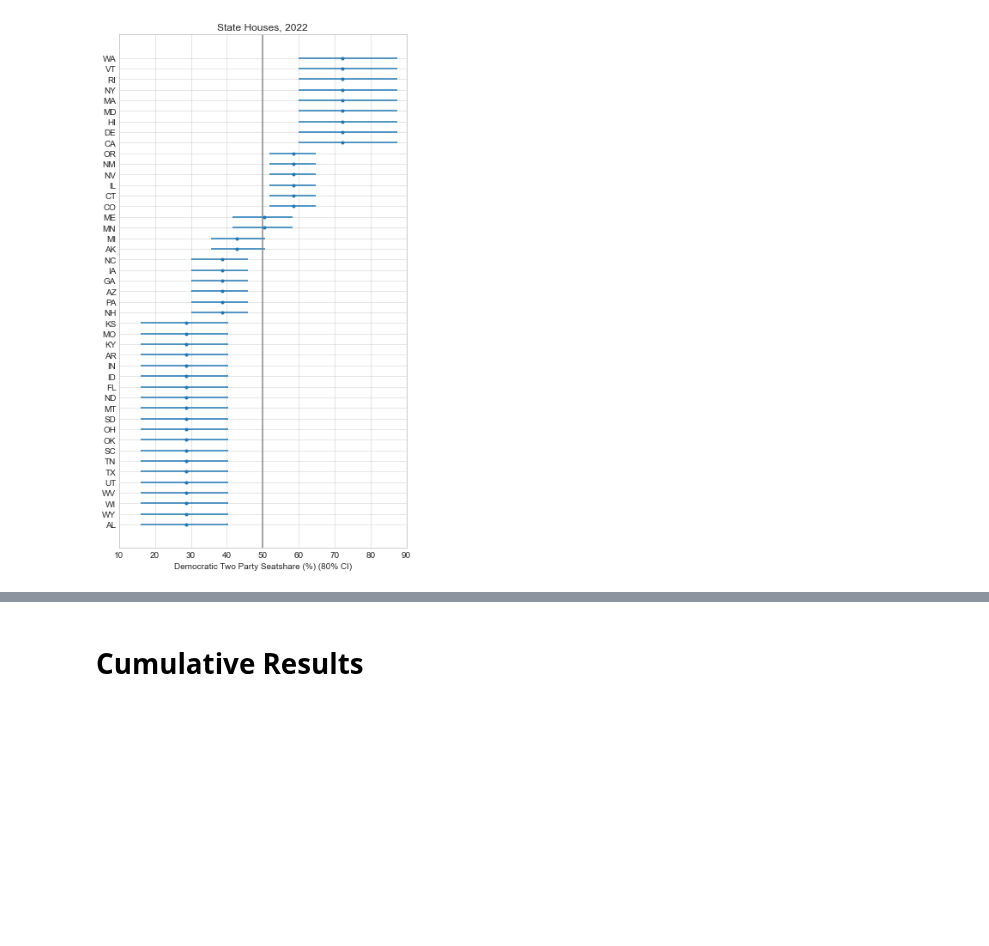
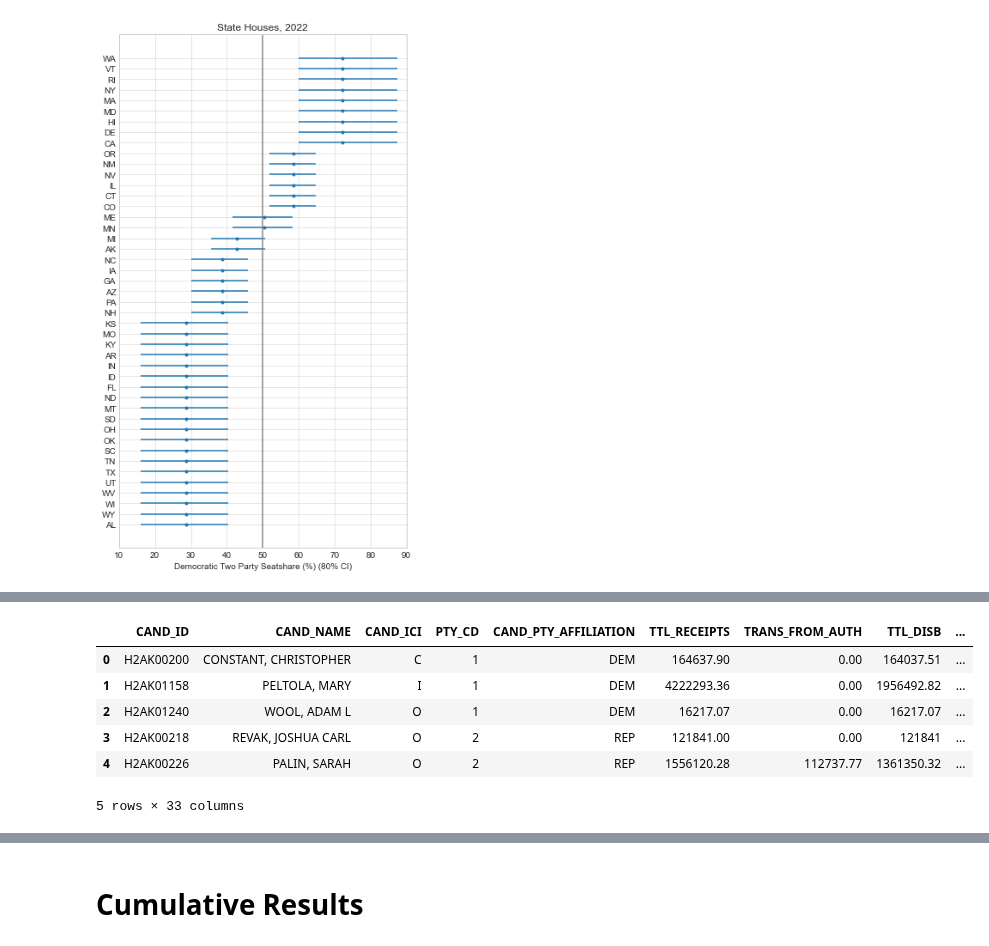
Before and after one commit to psthomas/elections-meta, a Jupyter notebook: analysis-2022/election-meta-2022.ipynb, the cells around one changed output, grey strips where cells are left out. Saved outputs shown, nothing was run; the diff lists cells and outputs as text; code cells hidden in the pictures; blank space fills up the shorter version.

```diff
--- a/analysis-2022/election-meta-2022.ipynb
+++ b/analysis-2022/election-meta-2022.ipynb
@@ -448,0 +489,31 @@ m.seatplot(
+# %%
+fed_funding = s.get_fec(
+    save_loc='./data/funding/',
+    archive_loc='./data/archive/'
+)
+fed_candidates = pd.read_csv(
+    './data/funding/federal_candidates.csv',
+    sep='|',
+    dtype='object'
+)
+sel_cols = ['CAND_ID', 'CAND_ELECTION_YR', 'CAND_OFFICE']
+fed_candidates = fed_candidates[sel_cols]
+fed_2022 = fed_funding.merge(fed_candidates, on='CAND_ID')
+fed_2022 = fed_2022.query('CAND_ELECTION_YR == "2022"')
+data_cols = ['TTL_RECEIPTS', 'TRANS_FROM_AUTH', 'TRANS_TO_AUTH']
+fed_2022[data_cols] = fed_2022[data_cols].apply(pd.to_numeric, axis=1)
+# Subtract off double counted activity
+# https://www.fec.gov/campaign-finance-data/all-candidates-file-description/
+fed_2022.eval(
+    'NET_RECEIPTS = TTL_RECEIPTS - TRANS_FROM_AUTH - TRANS_TO_AUTH',
+    inplace=True
+)
+fed_2022.head(5)
+# %% [output]
+|  | CAND_ID | CAND_NAME | CAND_ICI | PTY_CD | CAND_PTY_AFFILIATION | TTL_RECEIPTS | TRANS_FROM_AUTH | TTL_DISB | ... |
+| 0 | H2AK00200 | CONSTANT, CHRISTOPHER | C | 1 | DEM | 164637.90 | 0.00 | 164037.51 | ... |
+| 1 | H2AK01158 | PELTOLA, MARY | I | 1 | DEM | 4222293.36 | 0.00 | 1956492.82 | ... |
+| 2 | H2AK01240 | WOOL, ADAM L | O | 1 | DEM | 16217.07 | 0.00 | 16217.07 | ... |
+| 3 | H2AK00218 | REVAK, JOSHUA CARL | O | 2 | REP | 121841.00 | 0.00 | 121841 | ... |
+| 4 | H2AK00226 | PALIN, SARAH | O | 2 | REP | 1556120.28 | 112737.77 | 1361350.32 | ... |
+5 rows × 33 columns
```
Also changed, not shown: parts of 25 cells of this notebook, 12 other files.
